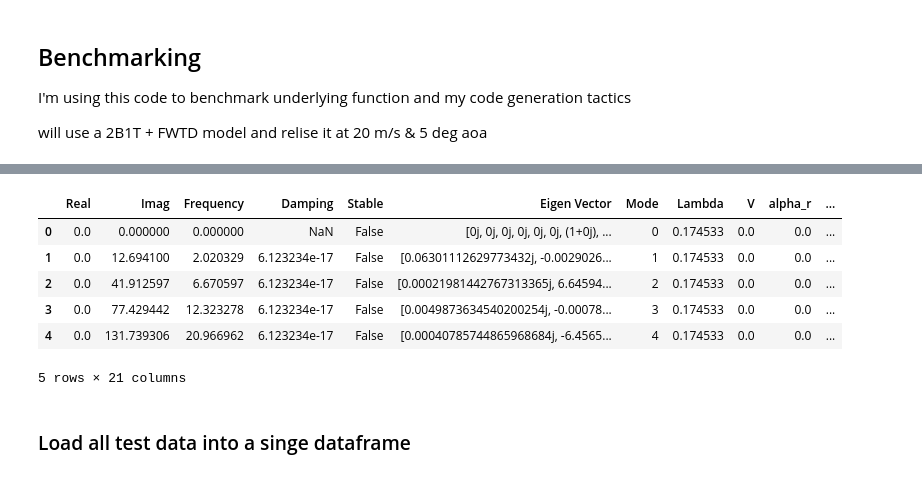
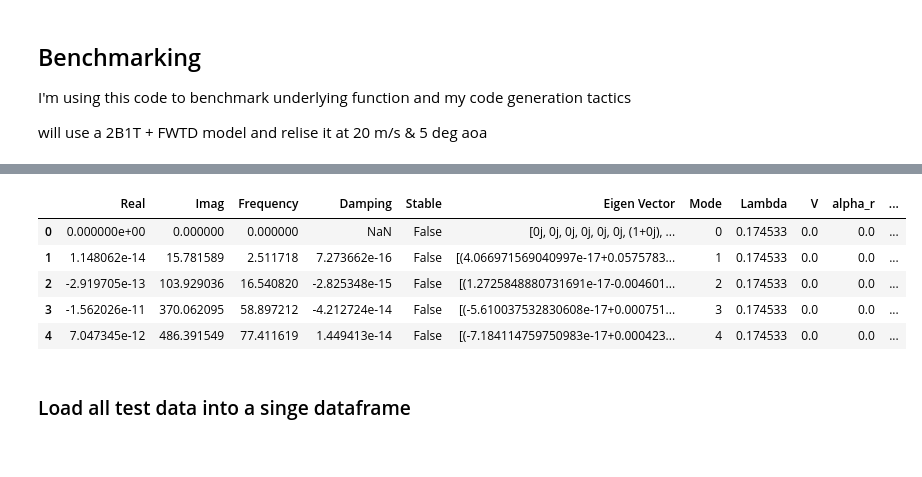
Before and after one commit to fh9g12/FwtModels, a Jupyter notebook: Workbooks/9_RectWingModelGen/4_Compare Results-JEC2.ipynb, the cells around one changed output, grey strips where cells are left out. Drawn from its saved outputs; the diff is of its cells as text; code cells hidden in the pictures.

```diff
--- a/Workbooks/9_RectWingModelGen/4_Compare Results-JEC2.ipynb
+++ b/Workbooks/9_RectWingModelGen/4_Compare Results-JEC2.ipynb
@@ -23,21 +23,22 @@ flutdf = pd.DataFrame()
 b_modes = 3
 t_modes = 3
 
-dataset_name = 'JEC'
-#dataset_name = 'JEC2'
+#dataset_name = 'JEC'
+dataset_name = 'JEC2'
 #dataset_name = 'HALE'
-dataset_name = 'TestJEC'
+#dataset_name = 'TestJEC'
 
 
 
 
 model_names = {0:'Locked',1:'Free',2:'Free-IWT',3:'Free-IWT,IWB',4:'Free-IWT,IWB,FRotFWT',5:'Free-IWT,IWB,FRotFWT,Lin0',6:'Free-IWT,FRotFWT,Lin0'}
 model_names = {0:'Old',1:'Old,Iyy',2:'New',3:'New,Iyy'}
+model_names = {0:'Locked',1:'Free',2:'Free-IWT',3:'Free-IWT,IWB',4:'Free-IWT,IWB,FRotFWT',5:'Free-IWT,IWB,FRotFWT,Drag',6:'Free-IWT,IWB,FRotFWT,Lin0',7:'Free-IWT,IWB,FRotFWT,Drag,Lin0',6:'Free-IWT,FRotFWT,Lin0'}
 
 
 ls = []
-for i in range(4):
-    dat = pd.read_pickle(f'Eigen_{b_modes}B{t_modes}T-M{i}_{dataset_name}.pkl')
+for i in range(8):
+    dat = pd.read_pickle(f'../../Eigen_{b_modes}B{t_modes}T-M{i}_{dataset_name}.pkl')
     dat['Model'] = i
     dat['Config'] = dataset_name
     ls.append(dat)
@@ -47,7 +48,6 @@ flutdf = pd.concat(ls, ignore_index=True, sort=False)
 flutdf = flutdf.reset_index(drop=True)
 flutdf['Damping [%]'] = flutdf['Damping']*-100
 flutdf['FWT Mass [%]'] = pd.Categorical(flutdf['delta_m']*100)
-flutdf['FWT Ratio [%]'] = pd.Categorical(flutdf['sigma']*100)
 flutdf['Coast Angle [Deg]'] = np.rad2deg([i[-1] for i in flutdf['q']])
 flutdf['Flare Angle [Deg]'] = pd.Categorical(np.rad2deg(flutdf['Lambda']))
 flutdf['AoA [Deg]'] = pd.Categorical(np.rad2deg(flutdf['alpha_r']))
@@ -56,5 +56,9 @@ flutdf['Config'] = pd.Categorical(flutdf['Config'])
 flutdf['Mode'] = pd.Categorical(flutdf['Mode'])
 flutdf['Stable'] = pd.Categorical(flutdf['Stable'])
 
+flutdf['c_dmax'] = pd.Categorical(flutdf['c_dmax'])
+#flutdf['FWT Ratio [%]'] = pd.Categorical(flutdf['sigma']*100)
+#flutdf['D/L'] = pd.Categorical(flutdf['sigma_DL'])
+
 flutdf.head()
 # %% [output]
@@ -63,10 +67,9 @@ Wall time: 2.24 s
 |  | Real | Imag | Frequency | Damping | Stable | Eigen Vector | Mode | Lambda | V | alpha_r | ... |
-| 0 | 0.0 | 0.000000 | 0.000000 | NaN | False | [0j, 0j, 0j, 0j, 0j, 0j, (1+0j), ... | 0 | 0.174533 | 0.0 | 0.0 | ... |
-| 1 | 0.0 | 12.694100 | 2.020329 | 6.123234e-17 | False | [0.06301112629773432j, -0.0029026... | 1 | 0.174533 | 0.0 | 0.0 | ... |
-| 2 | 0.0 | 41.912597 | 6.670597 | 6.123234e-17 | False | [0.00021981442767313365j, 6.64594... | 2 | 0.174533 | 0.0 | 0.0 | ... |
-| 3 | 0.0 | 77.429442 | 12.323278 | 6.123234e-17 | False | [0.0049873634540200254j, -0.00078... | 3 | 0.174533 | 0.0 | 0.0 | ... |
-| 4 | 0.0 | 131.739306 | 20.966962 | 6.123234e-17 | False | [0.00040785744865968684j, -6.4565... | 4 | 0.174533 | 0.0 | 0.0 | ... |
+| 0 | 0.000000e+00 | 0.000000 | 0.000000 | NaN | False | [0j, 0j, 0j, 0j, 0j, 0j, (1+0j), ... | 0 | 0.174533 | 0.0 | 0.0 | ... |
+| 1 | 1.148062e-14 | 15.781589 | 2.511718 | 7.273662e-16 | False | [(4.066971569040997e-17+0.0575783... | 1 | 0.174533 | 0.0 | 0.0 | ... |
+| 2 | -2.919705e-13 | 103.929036 | 16.540820 | -2.825348e-15 | False | [(1.2725848880731691e-17-0.004601... | 2 | 0.174533 | 0.0 | 0.0 | ... |
+| 3 | -1.562026e-11 | 370.062095 | 58.897212 | -4.212724e-14 | False | [(-5.610037532830608e-17+0.000751... | 3 | 0.174533 | 0.0 | 0.0 | ... |
+| 4 | 7.047345e-12 | 486.391549 | 77.411619 | 1.449413e-14 | False | [(-7.184114759750983e-17+0.000423... | 4 | 0.174533 | 0.0 | 0.0 | ... |
-5 rows × 21 columns
 # %% [markdown]
 ### Load all test data into a singe dataframe
 # %%
```
Also changed, not shown: parts of 6 cells of this notebook, 9 other files.
